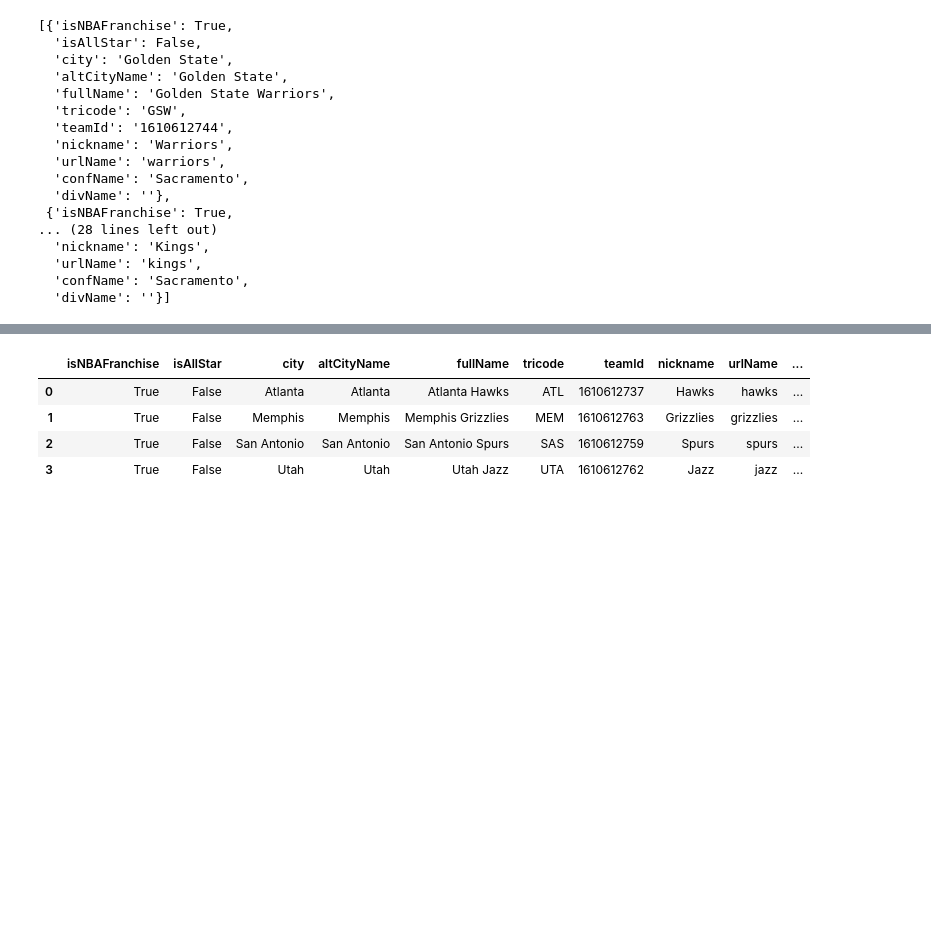
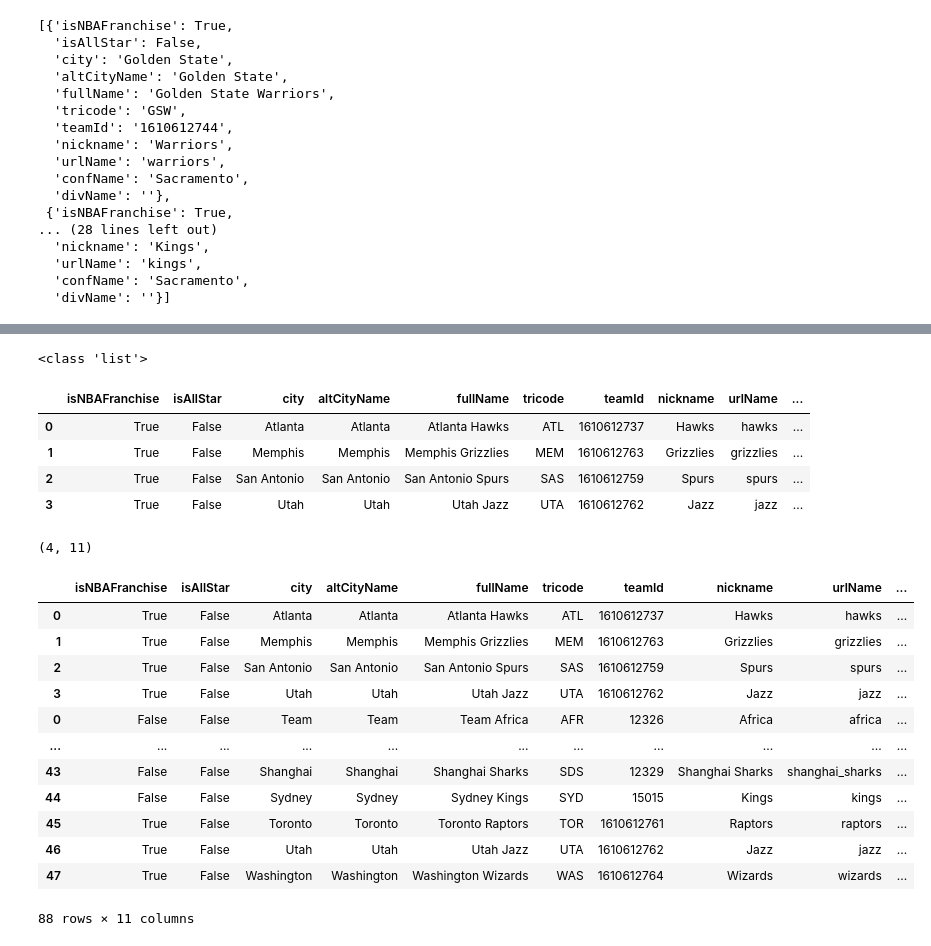
Before and after one commit to Natalio666Altube/BootcampDS_0620, a Jupyter notebook: week4/day4/exercises/strings_json/nba18/Data_wrangling_with_Json_nba18.ipynb, the cells around one changed output, grey strips where cells are left out. Saved outputs shown, nothing was run; the diff lists cells and outputs as text; code cells hidden in the pictures; blank space fills up the shorter version.

```diff
--- a/week4/day4/exercises/strings_json/nba18/Data_wrangling_with_Json_nba18.ipynb
+++ b/week4/day4/exercises/strings_json/nba18/Data_wrangling_with_Json_nba18.ipynb
@@ -293,9 +303,11 @@ ww
 | 29 | True | False | Washington | Washington | Washington Wizards | WAS | 1610612764 | Wizards | wizards | ... |
 # %%
 zz = df_json["league"]["utah"]
+print(type(zz))
 zz = pd.DataFrame(json_readed["league"]['utah'])
 zz
 # %% [output]
+<class 'list'>
 |  | isNBAFranchise | isAllStar | city | altCityName | fullName | tricode | teamId | nickname | urlName | ... |
 | 0 | True | False | Atlanta | Atlanta | Atlanta Hawks | ATL | 1610612737 | Hawks | hawks | ... |
 | 1 | True | False | Memphis | Memphis | Memphis Grizzlies | MEM | 1610612763 | Grizzlies | grizzlies | ... |
@@ -311,3 +323,25 @@ with open("df_json_1", 'w+') as outfile:
     json.dump(df_json_1, outfile, indent=4)
 
 df_new_json_1 = pd.read_json("df_json_1")
+# %%
+o.shape
+# %% [output]
+(4, 11)
+# %%
+lista_final = [zz, x, ww, o, y]
+a = pd.concat(lista_final)
+a
+# %% [output]
+|  | isNBAFranchise | isAllStar | city | altCityName | fullName | tricode | teamId | nickname | urlName | ... |
+| 0 | True | False | Atlanta | Atlanta | Atlanta Hawks | ATL | 1610612737 | Hawks | hawks | ... |
+| 1 | True | False | Memphis | Memphis | Memphis Grizzlies | MEM | 1610612763 | Grizzlies | grizzlies | ... |
+| 2 | True | False | San Antonio | San Antonio | San Antonio Spurs | SAS | 1610612759 | Spurs | spurs | ... |
+| 3 | True | False | Utah | Utah | Utah Jazz | UTA | 1610612762 | Jazz | jazz | ... |
+| 0 | False | False | Team | Team | Team Africa | AFR | 12326 | Africa | africa | ... |
+| ... | ... | ... | ... | ... | ... | ... | ... | ... | ... | ... |
+| 43 | False | False | Shanghai | Shanghai | Shanghai Sharks | SDS | 12329 | Shanghai Sharks | shanghai_sharks | ... |
+| 44 | False | False | Sydney | Sydney | Sydney Kings | SYD | 15015 | Kings | kings | ... |
+| 45 | True | False | Toronto | Toronto | Toronto Raptors | TOR | 1610612761 | Raptors | raptors | ... |
+| 46 | True | False | Utah | Utah | Utah Jazz | UTA | 1610612762 | Jazz | jazz | ... |
+| 47 | True | False | Washington | Washington | Washington Wizards | WAS | 1610612764 | Wizards | wizards | ... |
+88 rows × 11 columns
```
Also changed, not shown: parts of 4 cells of this notebook, 13 other files.
